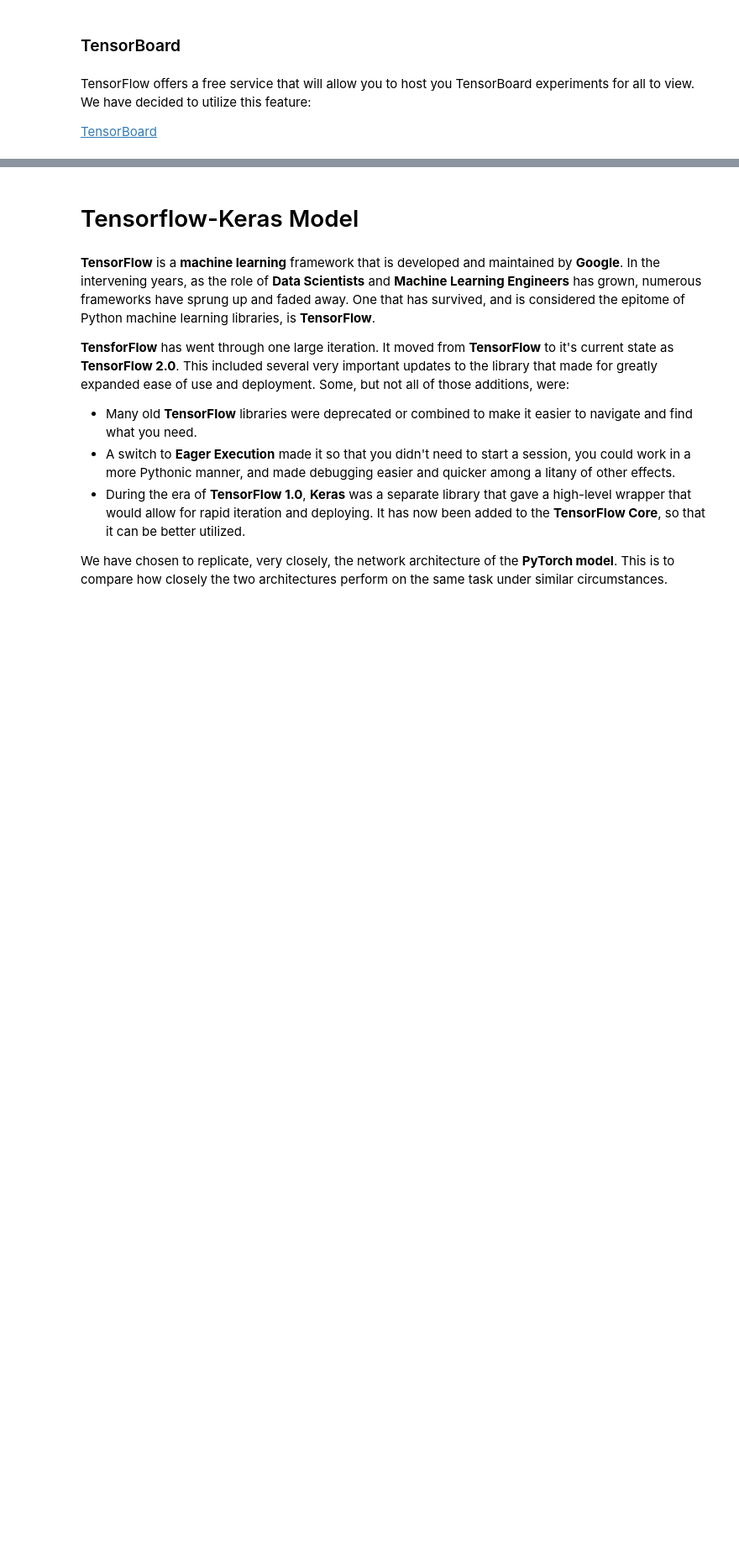
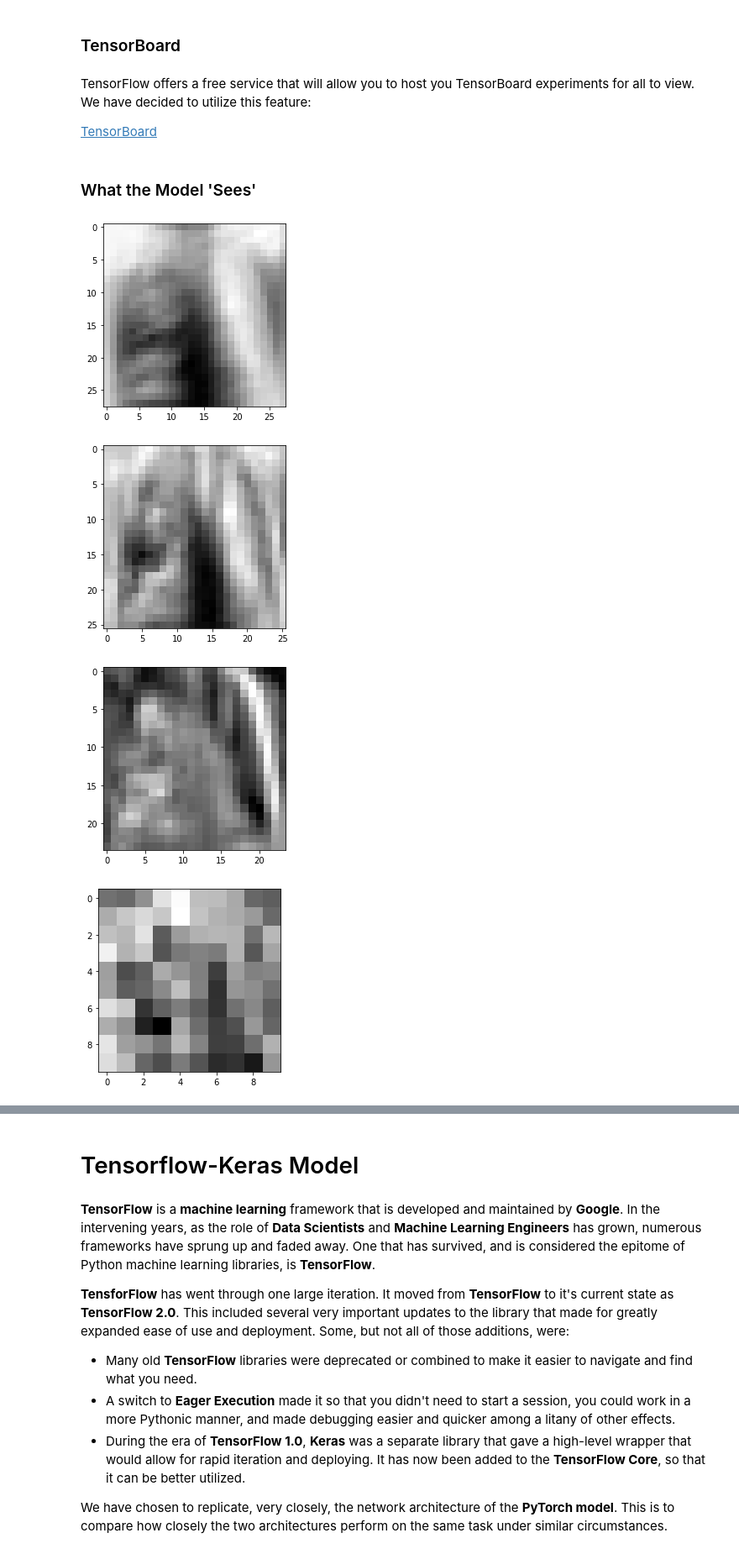
Before and after one commit to emperorner0/Pneumonia_Comp_Vis, a Jupyter notebook: CNN_comp_vision.ipynb, the cells around one changed output, grey strips where cells are left out. Shown at 84% size. Cells and saved outputs as stored; diff of their text form; code cells hidden in the pictures; blank space fills up the shorter version.

```diff
--- a/CNN_comp_vision.ipynb
+++ b/CNN_comp_vision.ipynb
@@ -691,3 +689,21 @@ CNN(
 TensorFlow offers a free service that will allow you to host you TensorBoard experiments for all to view. We have decided to utilize this feature:
 
 [TensorBoard](https://tensorboard.dev/experiment/4zgLN2tXRbWX2agsMM49eA/#scalars&run=.)
+# %% [markdown]
+### What the Model 'Sees'
+# %%
+con_layers = [network.con1, network.con2, network.con3, network.con4,
+              network.con5, network.con6]
+# %%
+con_first_img = []
+for layer in con_layers:
+    con_first_img.append(layer[0].cpu().detach().permute(1, 2, 0).numpy())
+# %%
+for img in con_first_img:
+    plt.imshow(X=img[:,:, 0], cmap='gray')
+    plt.show()
+# %% [output]
+[figure, added]
+[figure, added]
+[figure, added]
+[figure, added]
```
Also changed, not shown: parts of 16 cells of this notebook, 56 other files.
